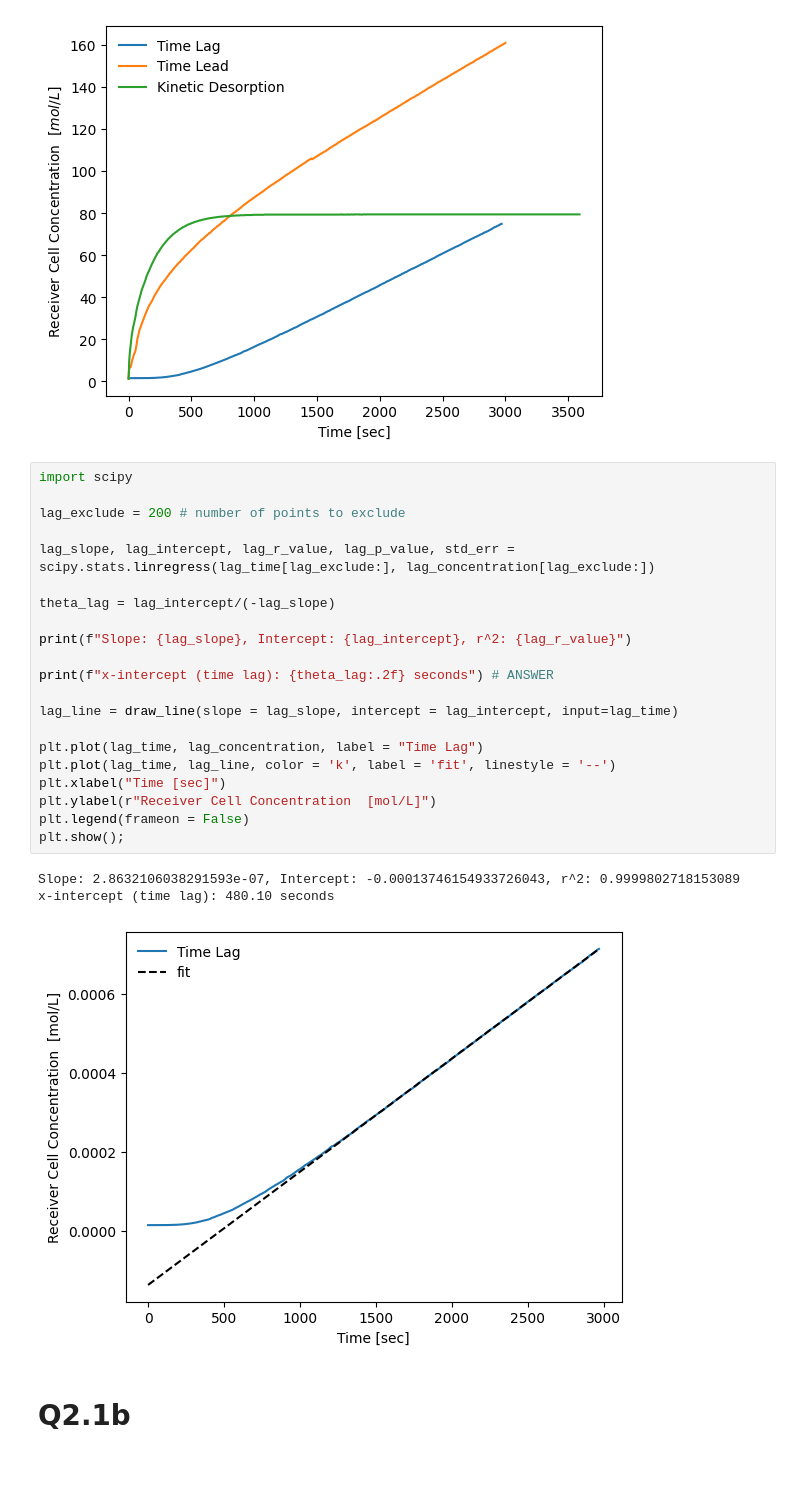
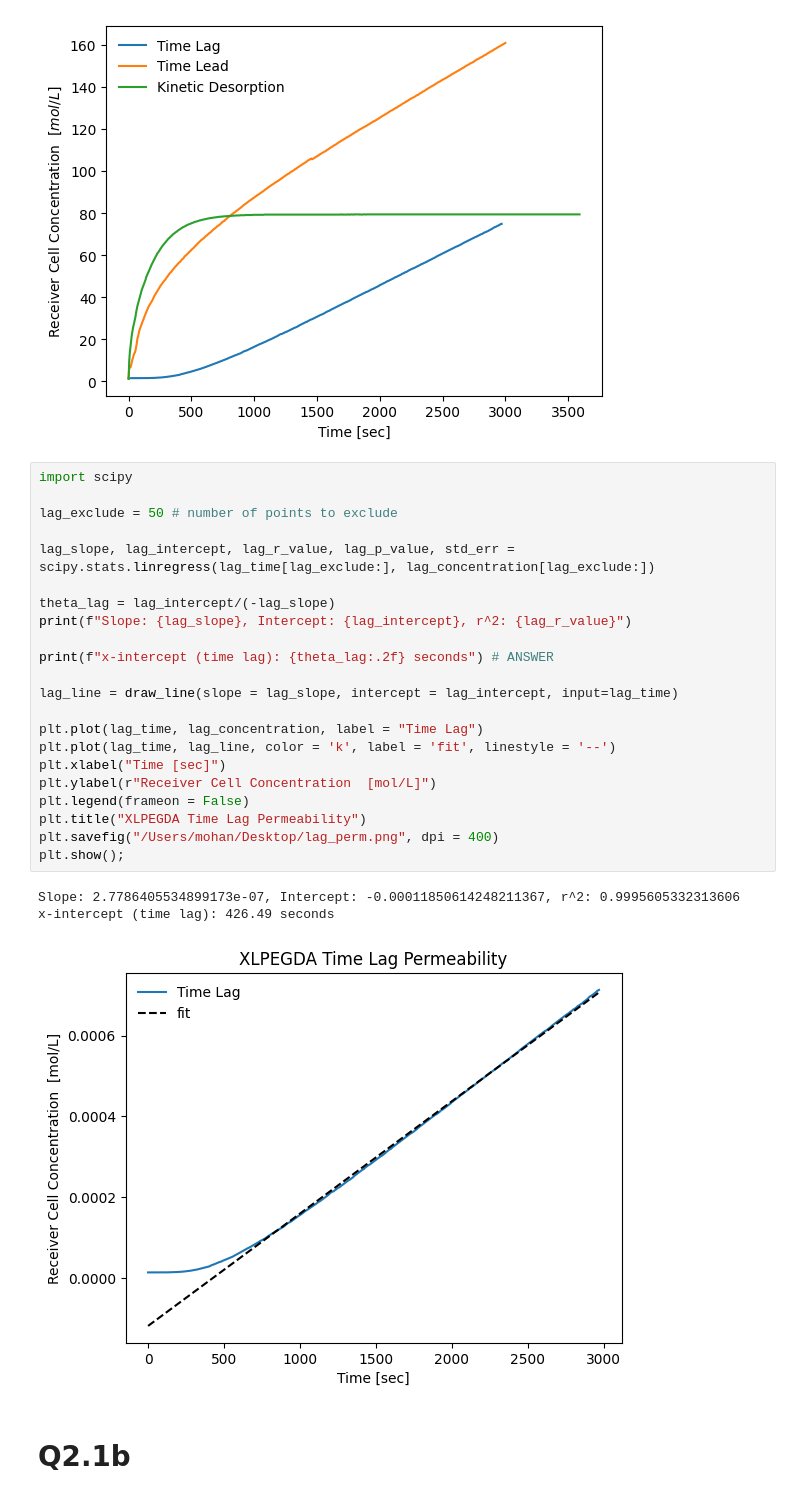
Before and after one commit to mohan-s1/uva, a Jupyter notebook: mass_transfer/mass_hw2.ipynb, the cells around one changed output. Cells and saved outputs as stored; diff of their text form; blank space fills up the shorter version.

```diff
--- a/mass_transfer/mass_hw2.ipynb
+++ b/mass_transfer/mass_hw2.ipynb
@@ -33,28 +33,29 @@ plt.show();
 # %%
 import scipy
 
-lag_exclude = 200 # number of points to exclude
+lag_exclude = 50 # number of points to exclude
 
 lag_slope, lag_intercept, lag_r_value, lag_p_value, std_err = scipy.stats.linregress(lag_time[lag_exclude:], lag_concentration[lag_exclude:])
 
 theta_lag = lag_intercept/(-lag_slope)
-
 print(f"Slope: {lag_slope}, Intercept: {lag_intercept}, r^2: {lag_r_value}")
 
 print(f"x-intercept (time lag): {theta_lag:.2f} seconds") # ANSWER
 
 lag_line = draw_line(slope = lag_slope, intercept = lag_intercept, input=lag_time)
 
 plt.plot(lag_time, lag_concentration, label = "Time Lag")
 plt.plot(lag_time, lag_line, color = 'k', label = 'fit', linestyle = '--')
 plt.xlabel("Time [sec]")
 plt.ylabel(r"Receiver Cell Concentration  [mol/L]")
 plt.legend(frameon = False)
+plt.title("XLPEGDA Time Lag Permeability")
+plt.savefig("/Users/mohan/Desktop/lag_perm.png", dpi = 400)
 plt.show();
 # %% [output]
-Slope: 2.8632106038291593e-07, Intercept: -0.00013746154933726043, r^2: 0.9999802718153089
-x-intercept (time lag): 480.10 seconds
+Slope: 2.7786405534899173e-07, Intercept: -0.00011850614248211367, r^2: 0.9995605332313606
+x-intercept (time lag): 426.49 seconds
-[figure, old version]
+[figure, new version]
 # %% [markdown]
 # Q2.1b
 # %%
```
Also changed, not shown: parts of 8 cells of this notebook.
